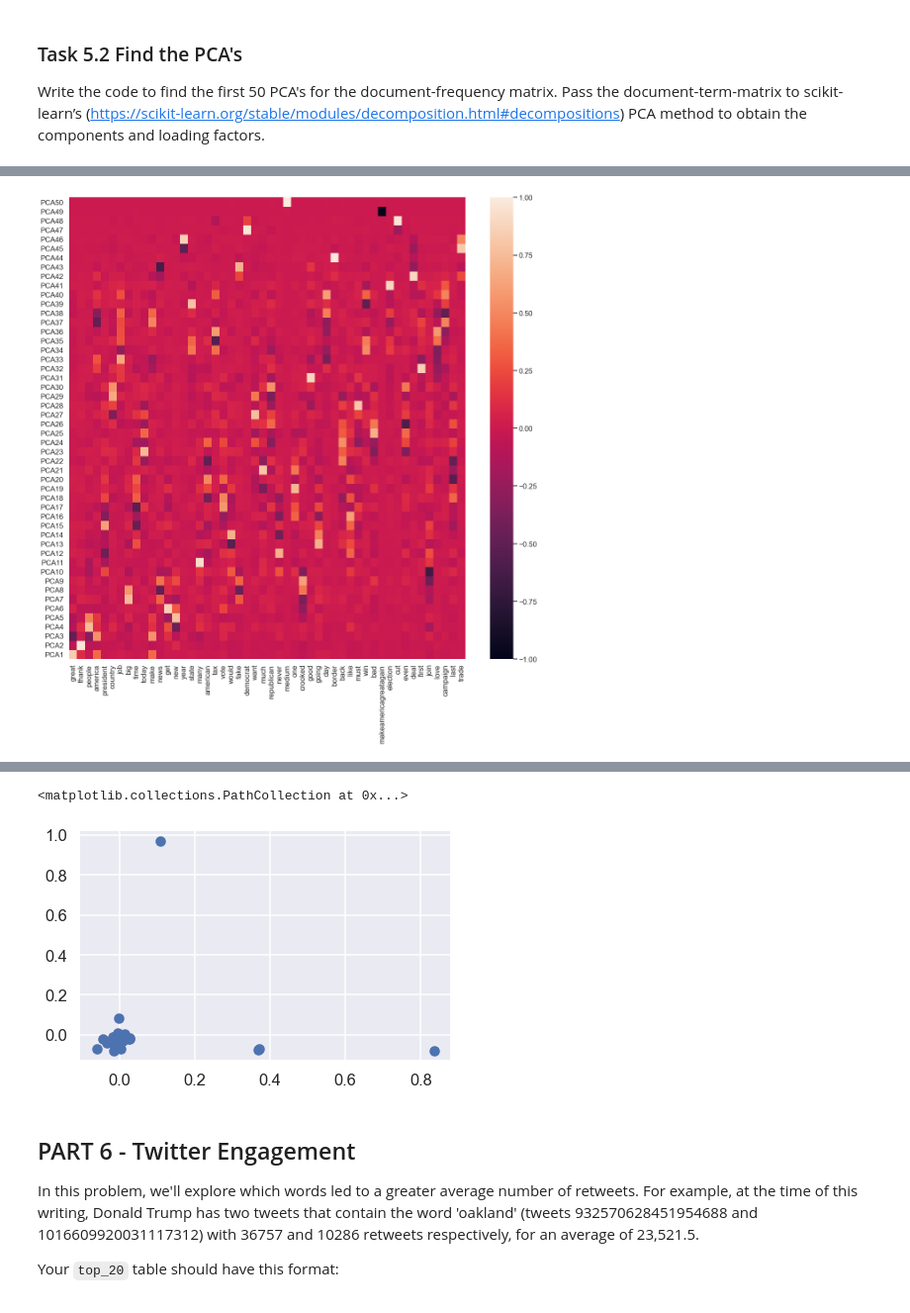
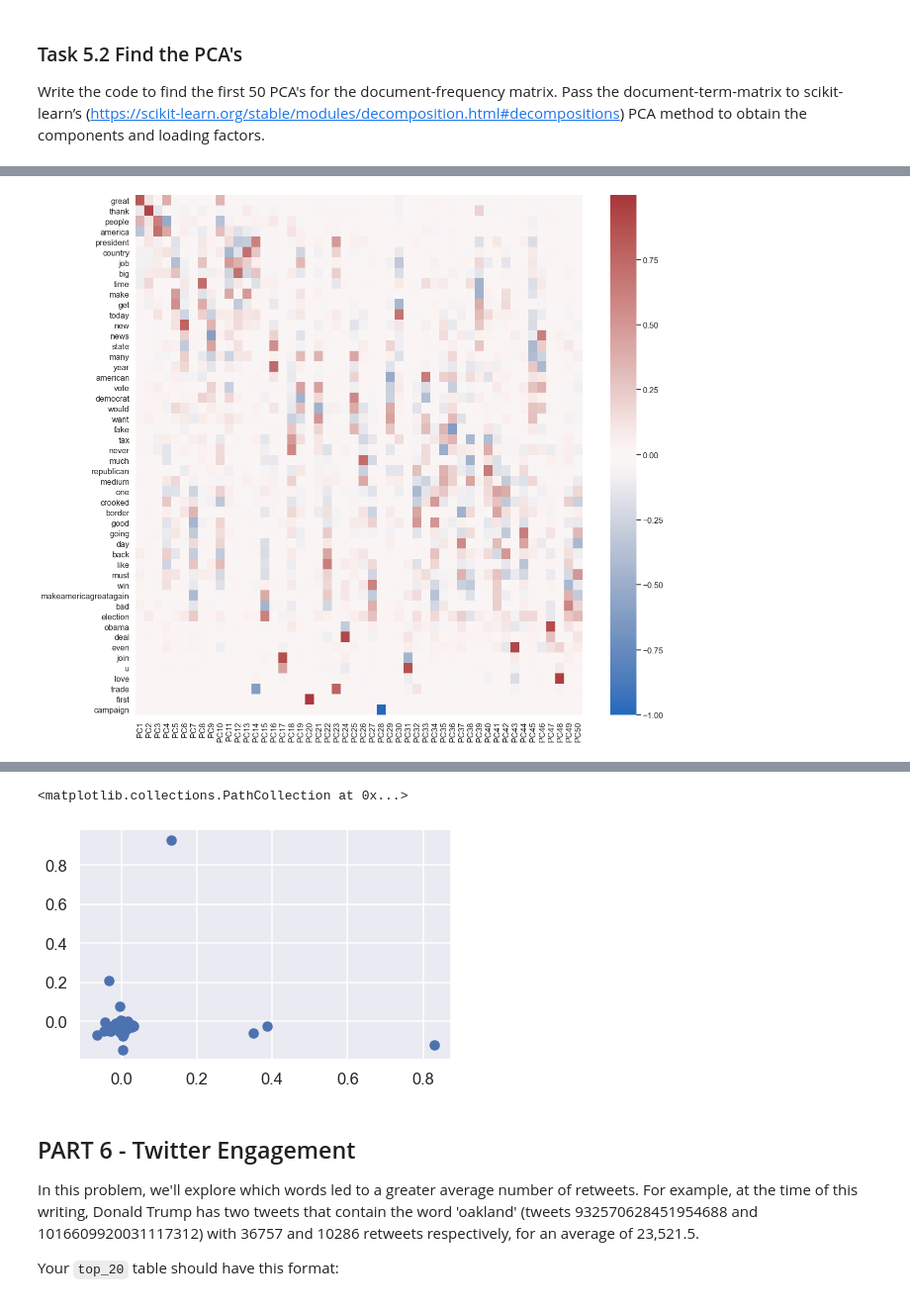
Before and after one commit to azhang2000/Cs439MidSemesterProject, a Jupyter notebook: MidSemester_Project_F21_V1.ipynb, the cells around one changed output, grey strips where cells are left out. Shown: that part at 99% size. Drawn from its saved outputs; the diff is of its cells as text; code cells hidden in the pictures.

```diff
--- a/MidSemester_Project_F21_V1.ipynb
+++ b/MidSemester_Project_F21_V1.ipynb
@@ -350,9 +350,9 @@ a = pd.DataFrame(load_tweets("data/2016-2017.json"))
 
 all_tweets = pd.concat([trump_tweets,a], ignore_index=True, axis = 0, join = 'outer')
 
-all_tweets.drop_duplicates('id', inplace=True)
+#all_tweets.drop_duplicates('id', inplace=True)
 display(all_tweets.size)
-
+#print(all_tweets)
 ### END SOLUTION
 
 assert(all_tweets.size == 331452)
@@ -378,15 +378,15 @@ import re
 
 df_trump = all_tweets
 df_trump['id'] = df_trump['id'].astype(np.int64)
-df_trump = df_trump.set_index('id')
-
-df_trump = df_trump.loc[:,['created_at','source','text','retweet_count','full_text']]
+df_trump.drop_duplicates(subset = 'id', inplace=True)
+df_trump = df_trump.loc[:,['id','created_at','source','text','retweet_count','full_text']]
 df_trump['created_at'] = df_trump['created_at'].str.replace(re.escape('+0000 '), "", regex=True)
 df_trump['time'] = pd.to_datetime(df_trump.loc[:,"created_at"], format='%c', errors = 'coerce', utc=True)
 df_trump.drop('created_at', axis = 1, inplace=True)
 
 df_trump['text'] = df_trump['text'].combine_first(df_trump['full_text'])
 df_trump.drop('full_text', axis = 1, inplace=True)
-
+df_trump.set_index('id',inplace=True)
 df_trump.sort_index(inplace=True)
+df_trump
 ### END SOLUTION
@@ -921,7 +951,8 @@ tmp = tidy_format.reset_index()
 
 from nltk.corpus import stopwords
 stop_words = stopwords.words('english')
-stop_words.extend(['rt','t','co','https','realdonaldtrump','amp',"u",'obama','hillary','trump2016','trump','clinton','http','ha','wa'])
+#stop_words.extend(['rt','t','co','https','realdonaldtrump','amp',"u",'obama','hillary','trump2016','trump','clinton','http','ha','wa'])
+stop_words.extend(['rt','t','co','https','realdonaldtrump','amp',"u",'hillary','trump2016','trump','clinton','http','ha','wa'])
 
 tmp = tmp[~tmp['word'].isin(stop_words)]
 
@@ -941,8 +972,7 @@ tmp = tmp[~tmp['word'].str.contains('[0-9]')]
 
 #Remove words with only 1 or 2 length
 
-tmp = tmp[tmp['word'].apply(lambda x: len(x) > 2) ]
-
+#tmp = tmp[tmp['word'].apply(lambda x: len(x) > 2) ]
 
 tmp.head()
 
@@ -979,7 +1009,7 @@ words = top50.index
 
 for i in range(5000):
     for j in range(50):
-        if (words[j]) in str(df_trump['text'].loc[ids[i]]).split():
+        if (words[j]) in str(df_trump['no_punc'].loc[ids[i]]).split():
             pca_matrix[i][j] += 1
 
 
@@ -997,17 +1027,18 @@ We can examine the PCA results to look at the heatmap. Make a grid plot which sh
 # %%
 ### BEGIN SOLUTION
 plt.figure(figsize=(18,18))
 
 ax = sns.heatmap(results.components_,
-                 yticklabels=[ "PCA"+str(x) for x in range(1,results.n_components_+1)],
-                 xticklabels=list(top50.index)
+                 xticklabels=[ "PC"+str(x) for x in range(1,results.n_components_+1)],
+                 yticklabels=list(top50.index),
+                 cmap = sns.color_palette("vlag", as_cmap=True)
                 )
-ax.invert_yaxis()
+#ax.invert_yaxis()
 
 
 ### END SOLUTION
 # %% [output]
-[figure, old version]
+[figure, new version]
 # %% [markdown]
 ### Task 5.4 PCA Compare
 We can determine how many words and how many components are needed to do a good visualization. Plot PC1 and PC2 in a 2D plot. The results should be similar to following scatter plot
@@ -1027,7 +1058,7 @@ plt.scatter(x = pc1, y = pc2)
 ### END SOLUTION
 # %% [output]
 <matplotlib.collections.PathCollection at 0x...>
-[figure, old version]
+[figure, new version]
 # %% [markdown]
 ## PART 6 - Twitter Engagement
 
```
Also changed, not shown: parts of 18 cells of this notebook, 8 other files.
